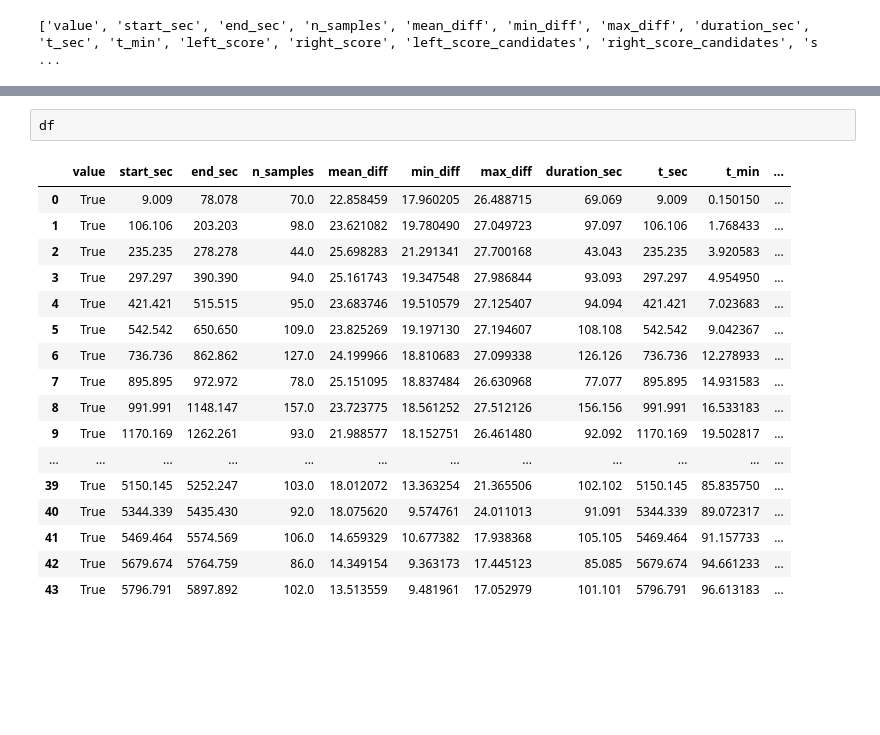
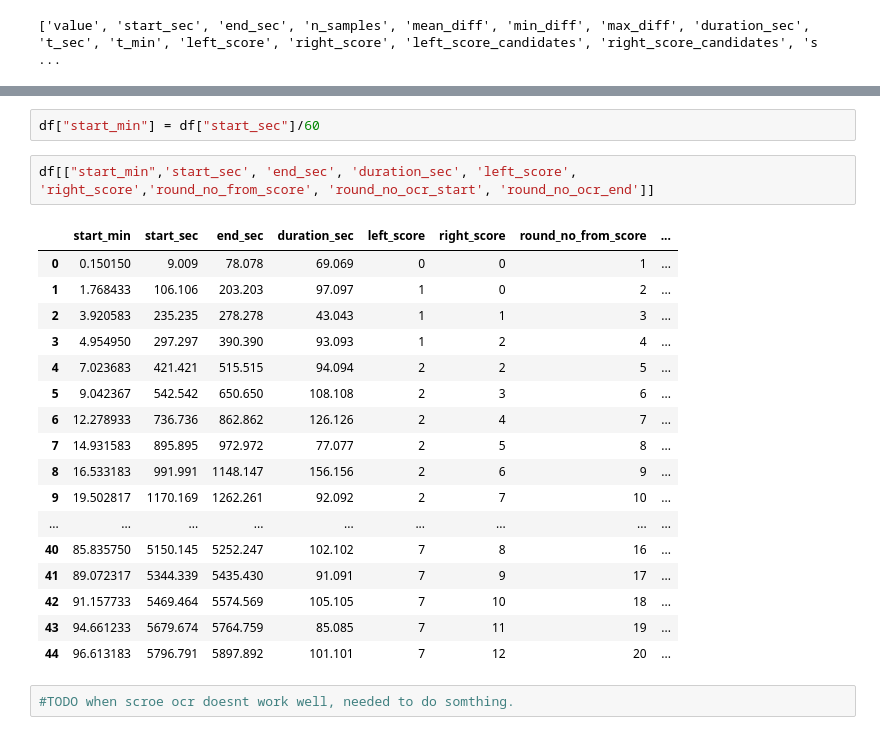
Before and after one commit to ryo42164/valorant-, a Jupyter notebook: notebooks/ryo/02_check_rounds_labels.ipynb, the cells around one changed output, grey strips where cells are left out. Drawn from its saved outputs; the diff is of its cells as text; blank space fills up the shorter version.

```diff
--- a/notebooks/ryo/02_check_rounds_labels.ipynb
+++ b/notebooks/ryo/02_check_rounds_labels.ipynb
@@ -49,20 +52,24 @@ df[df["needs_review"]==True]
+# %%
+df["start_min"] = df["start_sec"]/60
 # %%
-df
+df[["start_min",'start_sec', 'end_sec', 'duration_sec', 'left_score', 'right_score','round_no_from_score', 'round_no_ocr_start', 'round_no_ocr_end']]
 # %% [output]
-|  | value | start_sec | end_sec | n_samples | mean_diff | min_diff | max_diff | duration_sec | t_sec | t_min | ... |
-| 0 | True | 9.009 | 78.078 | 70.0 | 22.858459 | 17.960205 | 26.488715 | 69.069 | 9.009 | 0.150150 | ... |
-| 1 | True | 106.106 | 203.203 | 98.0 | 23.621082 | 19.780490 | 27.049723 | 97.097 | 106.106 | 1.768433 | ... |
-| 2 | True | 235.235 | 278.278 | 44.0 | 25.698283 | 21.291341 | 27.700168 | 43.043 | 235.235 | 3.920583 | ... |
-| 3 | True | 297.297 | 390.390 | 94.0 | 25.161743 | 19.347548 | 27.986844 | 93.093 | 297.297 | 4.954950 | ... |
-| 4 | True | 421.421 | 515.515 | 95.0 | 23.683746 | 19.510579 | 27.125407 | 94.094 | 421.421 | 7.023683 | ... |
-| 5 | True | 542.542 | 650.650 | 109.0 | 23.825269 | 19.197130 | 27.194607 | 108.108 | 542.542 | 9.042367 | ... |
-| 6 | True | 736.736 | 862.862 | 127.0 | 24.199966 | 18.810683 | 27.099338 | 126.126 | 736.736 | 12.278933 | ... |
-| 7 | True | 895.895 | 972.972 | 78.0 | 25.151095 | 18.837484 | 26.630968 | 77.077 | 895.895 | 14.931583 | ... |
-| 8 | True | 991.991 | 1148.147 | 157.0 | 23.723775 | 18.561252 | 27.512126 | 156.156 | 991.991 | 16.533183 | ... |
-| 9 | True | 1170.169 | 1262.261 | 93.0 | 21.988577 | 18.152751 | 26.461480 | 92.092 | 1170.169 | 19.502817 | ... |
-| ... | ... | ... | ... | ... | ... | ... | ... | ... | ... | ... | ... |
-| 39 | True | 5150.145 | 5252.247 | 103.0 | 18.012072 | 13.363254 | 21.365506 | 102.102 | 5150.145 | 85.835750 | ... |
-| 40 | True | 5344.339 | 5435.430 | 92.0 | 18.075620 | 9.574761 | 24.011013 | 91.091 | 5344.339 | 89.072317 | ... |
-| 41 | True | 5469.464 | 5574.569 | 106.0 | 14.659329 | 10.677382 | 17.938368 | 105.105 | 5469.464 | 91.157733 | ... |
-| 42 | True | 5679.674 | 5764.759 | 86.0 | 14.349154 | 9.363173 | 17.445123 | 85.085 | 5679.674 | 94.661233 | ... |
-| 43 | True | 5796.791 | 5897.892 | 102.0 | 13.513559 | 9.481961 | 17.052979 | 101.101 | 5796.791 | 96.613183 | ... |
+|  | start_min | start_sec | end_sec | duration_sec | left_score | right_score | round_no_from_score | ... |
+| 0 | 0.150150 | 9.009 | 78.078 | 69.069 | 0 | 0 | 1 | ... |
+| 1 | 1.768433 | 106.106 | 203.203 | 97.097 | 1 | 0 | 2 | ... |
+| 2 | 3.920583 | 235.235 | 278.278 | 43.043 | 1 | 1 | 3 | ... |
+| 3 | 4.954950 | 297.297 | 390.390 | 93.093 | 1 | 2 | 4 | ... |
+| 4 | 7.023683 | 421.421 | 515.515 | 94.094 | 2 | 2 | 5 | ... |
+| 5 | 9.042367 | 542.542 | 650.650 | 108.108 | 2 | 3 | 6 | ... |
+| 6 | 12.278933 | 736.736 | 862.862 | 126.126 | 2 | 4 | 7 | ... |
+| 7 | 14.931583 | 895.895 | 972.972 | 77.077 | 2 | 5 | 8 | ... |
+| 8 | 16.533183 | 991.991 | 1148.147 | 156.156 | 2 | 6 | 9 | ... |
+| 9 | 19.502817 | 1170.169 | 1262.261 | 92.092 | 2 | 7 | 10 | ... |
+| ... | ... | ... | ... | ... | ... | ... | ... | ... |
+| 40 | 85.835750 | 5150.145 | 5252.247 | 102.102 | 7 | 8 | 16 | ... |
+| 41 | 89.072317 | 5344.339 | 5435.430 | 91.091 | 7 | 9 | 17 | ... |
+| 42 | 91.157733 | 5469.464 | 5574.569 | 105.105 | 7 | 10 | 18 | ... |
+| 43 | 94.661233 | 5679.674 | 5764.759 | 85.085 | 7 | 11 | 19 | ... |
+| 44 | 96.613183 | 5796.791 | 5897.892 | 101.101 | 7 | 12 | 20 | ... |
+# %%
+#TODO when scroe ocr doesnt work well, needed to do somthing.
```
Also changed, not shown: parts of 3 cells of this notebook, 4 other files.
